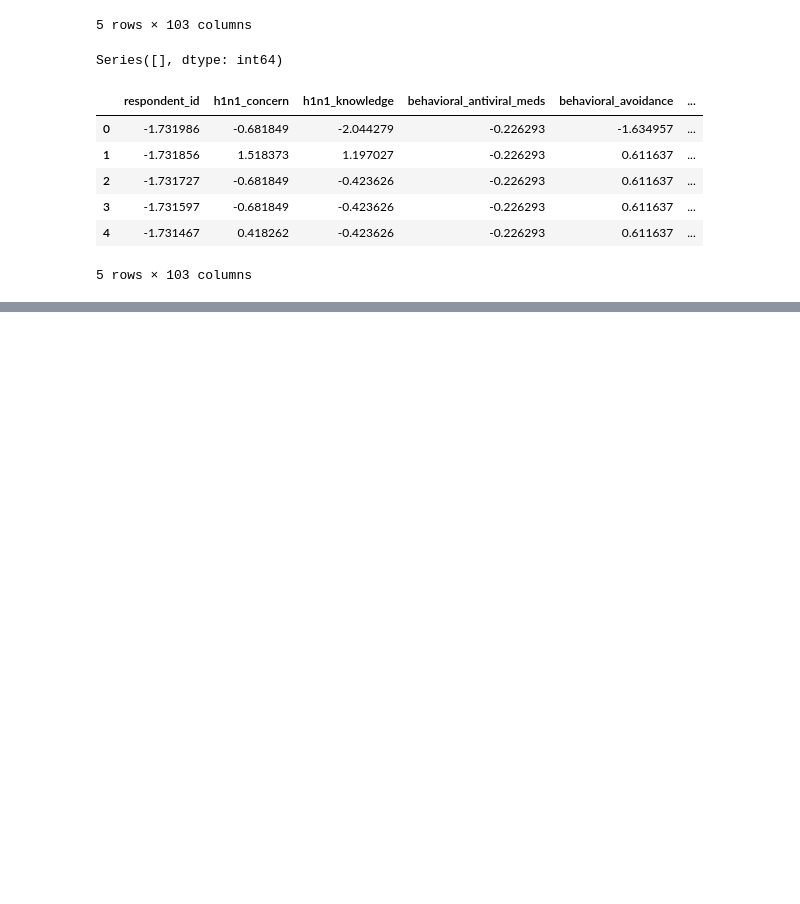
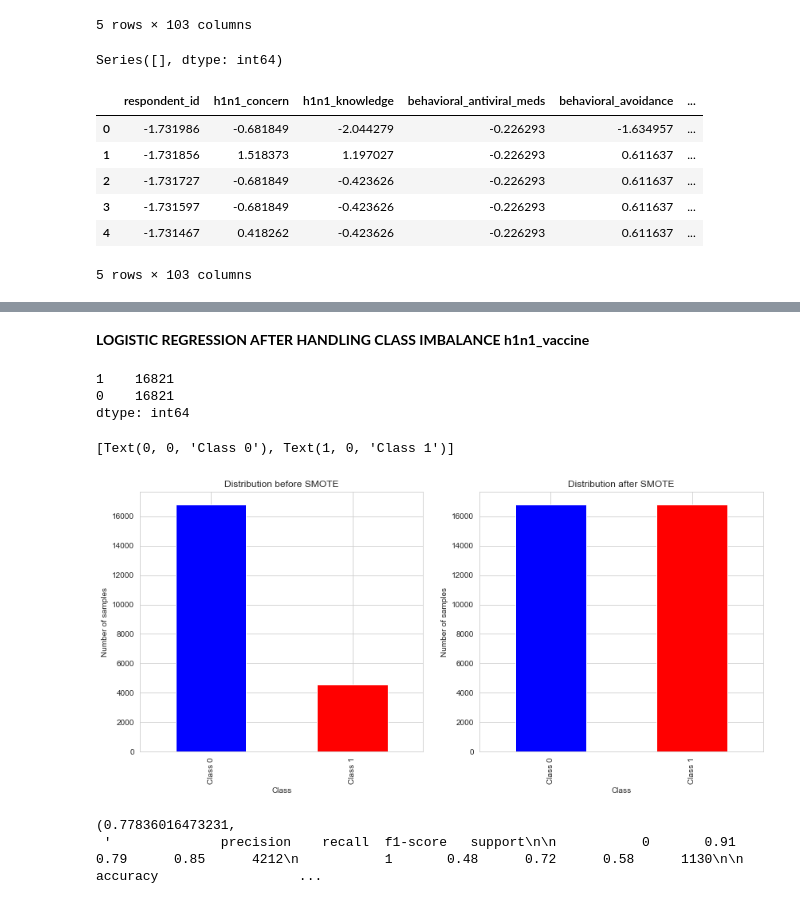
Before and after one commit to Iswana-O/Flu-Shot-Learning-Predict-H1N1-and-Seasonal-Flu-Vaccines, a Jupyter notebook: student.ipynb, the cells around one changed output, grey strips where cells are left out. Drawn from its saved outputs; the diff is of its cells as text; code cells hidden in the pictures; blank space fills up the shorter version.

Commit message:
modelling

```diff
--- a/student.ipynb
+++ b/student.ipynb
@@ -486,7 +499,7 @@ categorical_cols = merged_data.select_dtypes(include=['object']).columns.tolist(
 # One-hot encoding
 encoder = OneHotEncoder(drop='first', sparse=False)
 encoded_data = encoder.fit_transform(merged_data[categorical_cols])
-encoded_df = pd.DataFrame(encoded_data, columns=encoder.get_feature_names(categorical_cols))
+encoded_df = pd.DataFrame(encoded_data, columns=encoder.get_feature_names_out(categorical_cols))
 
 # Concatenate the original dataframe with the encoded dataframe
 merged_data_encoded = pd.concat([merged_data.drop(columns=categorical_cols), encoded_df], axis=1)
@@ -543,0 +666,60 @@ merged_data_encoded.head()
+# %% [markdown]
+**LOGISTIC REGRESSION AFTER HANDLING CLASS IMBALANCE h1n1_vaccine**
+# %%
+
+# Initialize SMOTE instance
+smote = SMOTE(sampling_strategy=1)  # Here, sampling_strategy=1 means to make the number of samples of the minority class equal to the majority class
+
+# Apply SMOTE
+X_train_h1n1_smote, y_train_h1n1_smote = smote.fit_resample(np.array(X_train_h1n1), np.array(y_train_h1n1))
+
+# Check the distribution of the target after SMOTE
+target_distribution_after_smote = pd.Series(y_train_h1n1_smote).value_counts()
+
+print(target_distribution_after_smote)
+# %% [output]
+1    16821
+0    16821
+dtype: int64
+# %%
+
+# Initial distribution
+initial_distribution = pd.Series(y_train_h1n1).value_counts()
+
+
+# Distribution after SMOTE
+after_smote_distribution = pd.Series(y_train_h1n1_smote).value_counts()
+
+# Visualization
+fig, ax = plt.subplots(1, 2, figsize=(14, 6))
+
+initial_distribution.plot(kind='bar', ax=ax[0], color=['blue', 'red'])
+ax[0].set_title('Distribution before SMOTE')
+ax[0].set_xlabel('Class')
+ax[0].set_ylabel('Number of samples')
+ax[0].set_xticks([0, 1])
+ax[0].set_xticklabels(['Class 0', 'Class 1'])
+
+after_smote_distribution.plot(kind='bar', ax=ax[1], color=['blue', 'red'])
+ax[1].set_title('Distribution after SMOTE')
+ax[1].set_xlabel('Class')
+ax[1].set_ylabel('Number of samples')
+ax[1].set_xticks([0, 1])
+ax[1].set_xticklabels(['Class 0', 'Class 1'])
+# %% [output]
+[Text(0, 0, 'Class 0'), Text(1, 0, 'Class 1')]
+[figure, added]
+# %%
+# Train the Logistic Regression model on the SMOTE-augmented data
+logreg_h1n1_smote = LogisticRegression(max_iter=1000, random_state=42)
+logreg_h1n1_smote.fit(X_train_h1n1_smote, y_train_h1n1_smote)
+
+# Validate the model on the original validation set
+y_pred_h1n1_smote = logreg_h1n1_smote.predict(X_test_h1n1)
+accuracy_h1n1_smote = accuracy_score(y_test_h1n1, y_pred_h1n1_smote)
+report_h1n1_smote = classification_report(y_test_h1n1, y_pred_h1n1_smote)
+
+accuracy_h1n1_smote, report_h1n1_smote
+# %% [output]
+(0.77836016473231,
+ '              precision    recall  f1-score   support\n\n           0       0.91      0.79      0.85      4212\n           1       0.48      0.72      0.58      1130\n\n    accuracy                  ...
```
Also changed, not shown: parts of 11 cells of this notebook, 1 other file.
